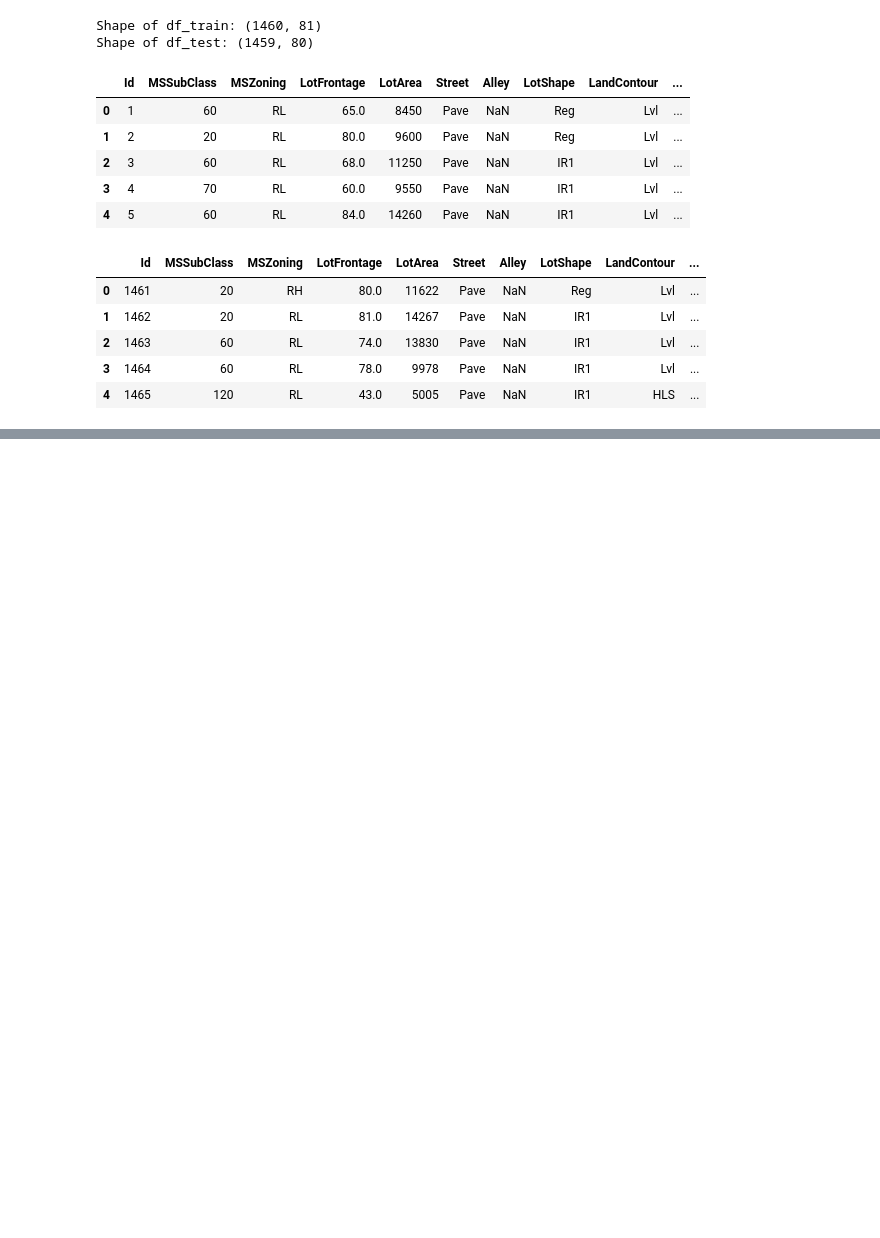
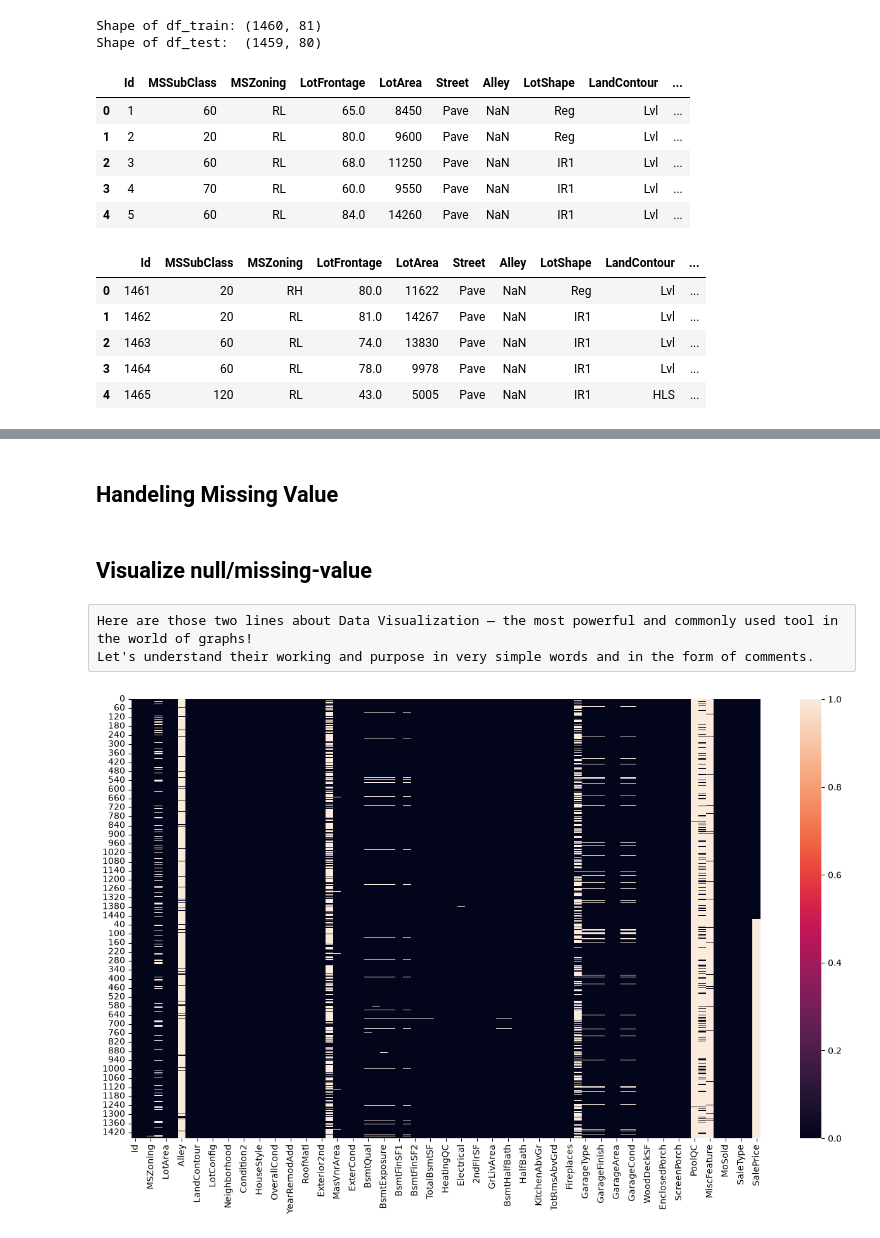
Before and after one commit to saroshkhan111/house_prediction_price, a Jupyter notebook: house_price_prediction_1.ipynb, the cells around one changed output, grey strips where cells are left out. Cells and saved outputs as stored; diff of their text form; code cells hidden in the pictures; blank space fills up the shorter version.

Commit message:
data_integrate,data_visualize,identify_null

```diff
--- a/house_price_prediction_1.ipynb
+++ b/house_price_prediction_1.ipynb
@@ -71,27 +68,3 @@ df_test.head() # Display the first few rows of the test dataset
 | 2 | 1463 | 60 | RL | 74.0 | 13830 | Pave | NaN | IR1 | Lvl | ... |
 | 3 | 1464 | 60 | RL | 78.0 | 9978 | Pave | NaN | IR1 | Lvl | ... |
 | 4 | 1465 | 120 | RL | 43.0 | 5005 | Pave | NaN | IR1 | HLS | ... |
-# %%
-# ==========================================
-# STEP 2: LOADING THE CSV FILES
-# ==========================================
-
-import pandas as pd
-
-# Use Relative Paths (Works on any computer & GitHub)
-train_path = "data/train.csv"
-test_path  = "data/test.csv"
-
-# Read CSV files into Pandas DataFrames
-df_train = pd.read_csv(train_path)
-df_test  = pd.read_csv(test_path)
-
-# Print shapes of both datasets
-print(f"Shape of df_train: {df_train.shape}")
-print(f"Shape of df_test:  {df_test.shape}")
-
-# Display all columns without hiding any (Safe & Recommended)
-pd.set_option("display.max_columns", None)
-
-# Display the first few rows of the train dataset
-df_train.head()
@@ -106,0 +158,4 @@ Shape of df_test:  (1459, 80)
+# %%
+df = pd.concat([df_train, df_test])
+
+print(f"Shape of integrated dataframe: {df.shape}")
@@ -106,0 +343,24 @@ Shape of df_test:  (1459, 80)
+# %% [markdown]
+## Handeling Missing Value
+# %% [markdown]
+## Visualize null/missing-value
+# %% [raw]
+Here are those two lines about Data Visualization — the most powerful and commonly used tool in the world of graphs!
+Let's understand their working and purpose in very simple words and in the form of comments.
+# %%
+# 1. Canvas (Drawing Board) ka size set karna
+plt.figure(figsize=(16, 9))
+# Purpose: Yeh line ek khali drawing board banati hai jo 16 inch chouda (width) aur 9 inch lamba (height) hai.
+# Isse heatmap bada aur saaf dikhta hai, chota aur crowded nahi hota.
+
+# 2. ka purpose hai: Missing values (NaN/NA) ko ek colorful map ki tarah dekhna.
+#Yeh line aapko ek jhalak (snapshot) mein dikha deti hai ke aapke pure dataset mein kahan-kahan data missing hai.
+sns.heatmap(df.isnull())
+
+# 3. ka purpose hai: Aapke banaye hue graph (chart) ko ek Image file (jaise .png ya .jpg) ki tarah aapke computer mein save karna.
+#Jab aap plt.show() chalate hain, toh graph sirf screen par dikhta hai. Lekin jab aapko yeh graph kisi report,
+# sentation, ya apne teacher/boss ko WhatsApp/Email par bhejna ho, toh aap plt.savefig() use karte hain.
+
+plt.savefig("EDA_img/heatmap_DF_of_null_values.png")
+# %% [output]
+[figure, added]
```
Also changed, not shown: parts of 31 cells of this notebook, 1 other file.
